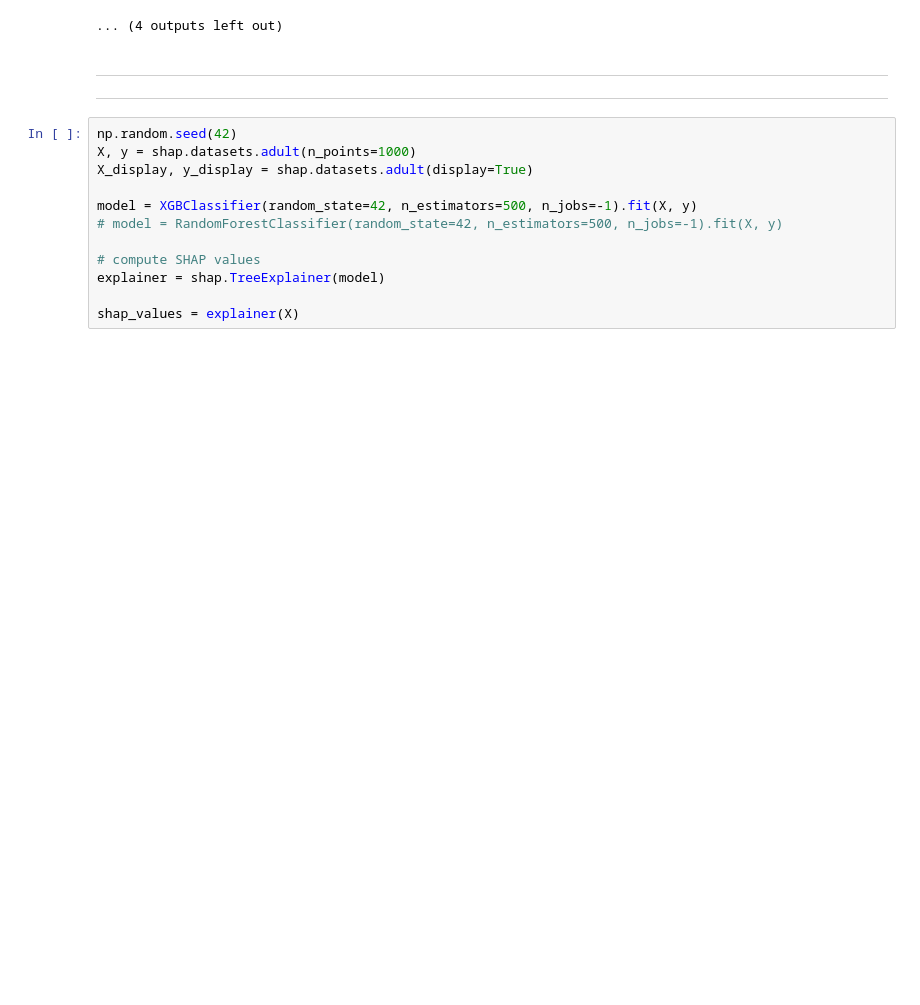
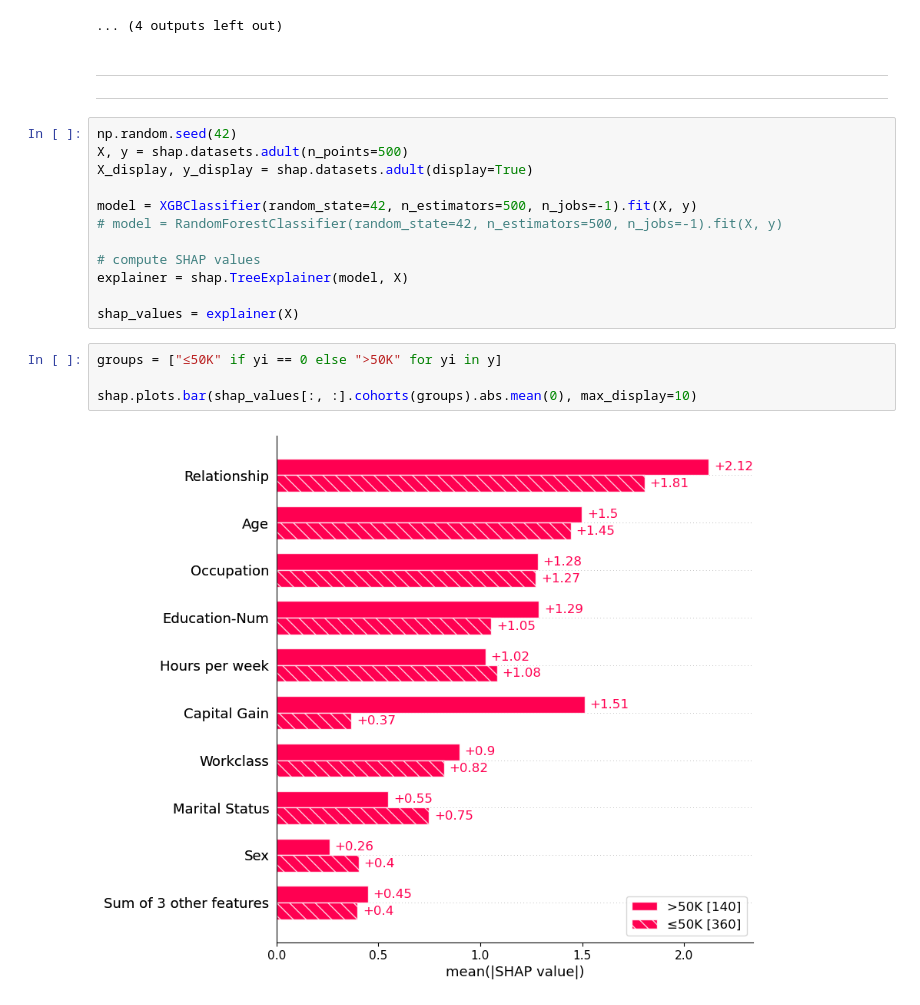
Before and after one commit to JackHuang0125/WHAT_I_DID, a Jupyter notebook: 0 Meeting/0_PAPER_0911.ipynb, the cells around one changed output. Cells and saved outputs as stored; diff of their text form; blank space fills up the shorter version.

```diff
--- a/0 Meeting/0_PAPER_0911.ipynb
+++ b/0 Meeting/0_PAPER_0911.ipynb
@@ -707,13 +649,19 @@ shap.plots.heatmap(shap_values)
 ---
 # %%
 np.random.seed(42)
-X, y = shap.datasets.adult(n_points=1000)
+X, y = shap.datasets.adult(n_points=500)
 X_display, y_display = shap.datasets.adult(display=True)
 
 model = XGBClassifier(random_state=42, n_estimators=500, n_jobs=-1).fit(X, y)
 # model = RandomForestClassifier(random_state=42, n_estimators=500, n_jobs=-1).fit(X, y)
 
 # compute SHAP values
-explainer = shap.TreeExplainer(model)
+explainer = shap.TreeExplainer(model, X)
 
 shap_values = explainer(X)
+# %%
+groups = ["≤50K" if yi == 0 else ">50K" for yi in y]
+
+shap.plots.bar(shap_values[:, :].cohorts(groups).abs.mean(0), max_display=10)
+# %% [output]
+[figure, added]
```
Also changed, not shown: parts of 24 cells of this notebook.
